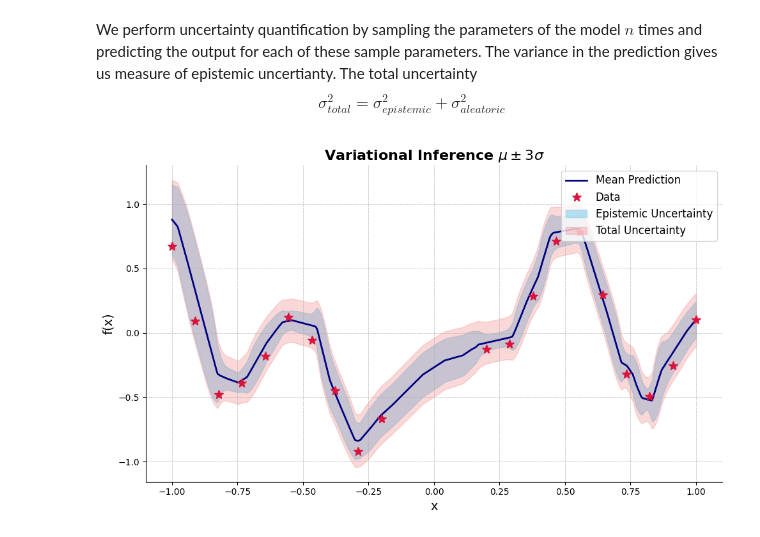
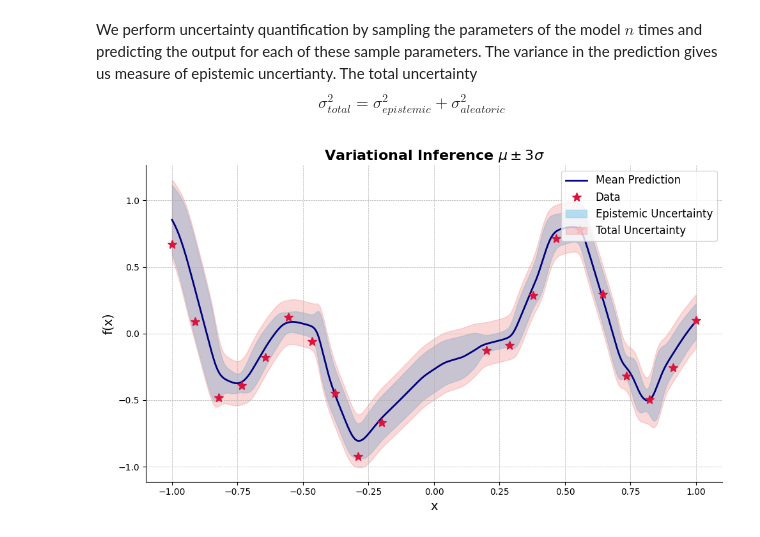
Before and after one commit to ponkrshnan/SIAM_MS24_tutorial, a Jupyter notebook: Bayesian_networks/Bayesian_VI.ipynb, the cells around one changed output. Cells and saved outputs as stored; diff of their text form; code cells hidden in the pictures.

```diff
--- a/Bayesian_networks/Bayesian_VI.ipynb
+++ b/Bayesian_networks/Bayesian_VI.ipynb
@@ -165,11 +172,13 @@ n = 1000
 samples = torch.zeros(len(x_val), n)
 for i in range(n):
     samples[:, i] = model(x_val).squeeze()
+
+mean_pred = torch.mean(samples, dim=1)
 variance = torch.var(samples, dim=1)
 standard_deviation = torch.sqrt(variance)
 
 x_plot = x.squeeze().detach().numpy()
-mu = mean.squeeze().detach().numpy()
+mu = mean_pred.squeeze().detach().numpy()
 sigma = standard_deviation.squeeze().detach().numpy()
 total_sigma = np.sqrt(sigma**2 + 0.05**2)
 
@@ -184,31 +193,31 @@ ax.plot(
     x.detach().numpy(),
     y.detach().numpy(), '*',
     label="Data", color='crimson', markersize=10
 )
 
 # Fill the uncertainties
 ax.fill_between(
     x_val.view(-1).detach(), mu - (3 * sigma), mu + (3 * sigma),
     label="Epistemic Uncertainty", color='skyblue', alpha=0.6
 )
 ax.fill_between(
     x_val.view(-1).detach(), mu - (3 * total_sigma), mu + (3 * total_sigma),
     label="Total Uncertainty", color='lightcoral', alpha=0.3
 )
 
 # Customize the plot
 ax.set_title("Variational Inference $\mu \pm 3\sigma$", fontsize=16, fontweight='bold')
 ax.set_xlabel("x", fontsize=14)
 ax.set_ylabel("f(x)", fontsize=14)
 ax.legend(loc='upper right', fontsize=12)
 ax.grid(True, which='both', linestyle='--', linewidth=0.5)
 ax.spines['top'].set_visible(False)
 ax.spines['right'].set_visible(False)
 
 # Improve the layout
 plt.tight_layout()
 
 # Show the plot
 plt.show()
 # %% [output]
-[figure, old version]
+[figure, new version]
```
Also changed, not shown: parts of 8 cells of this notebook, 2 other files.
